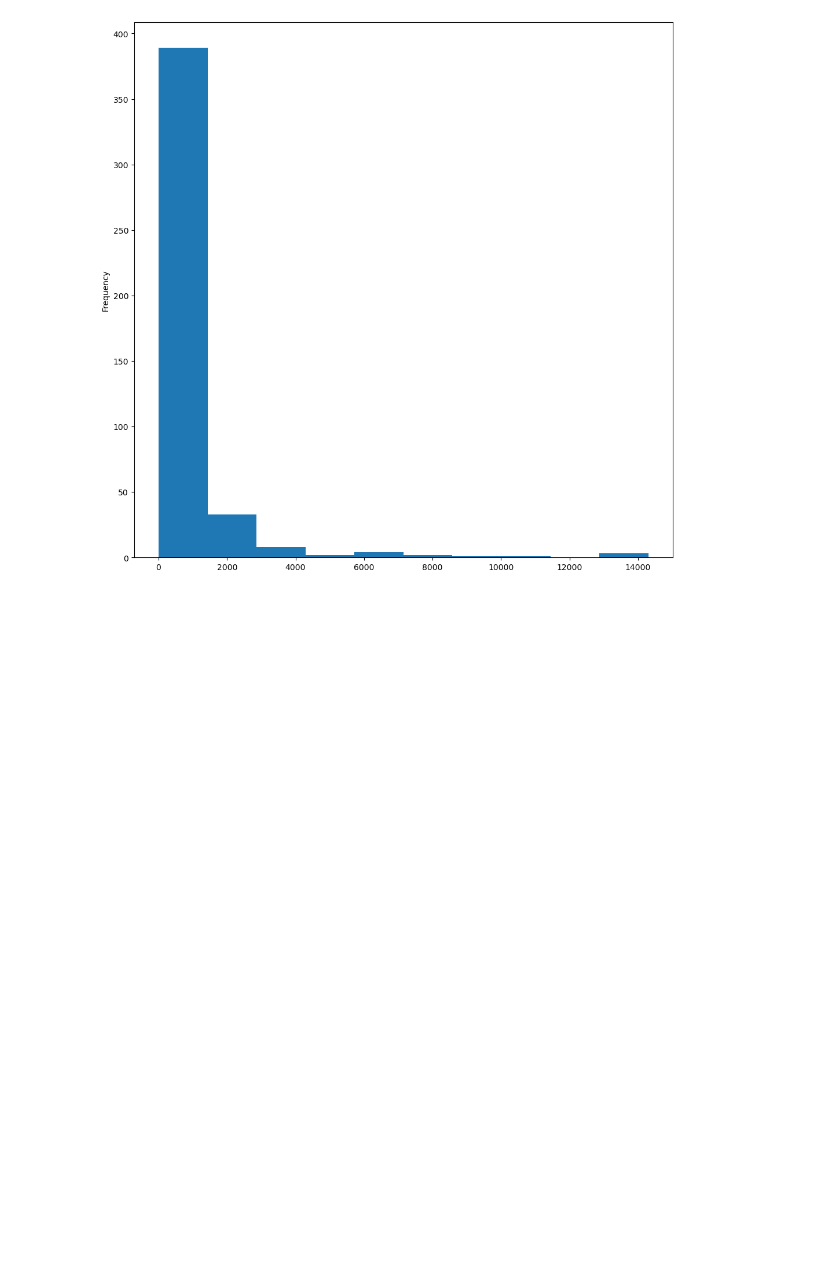
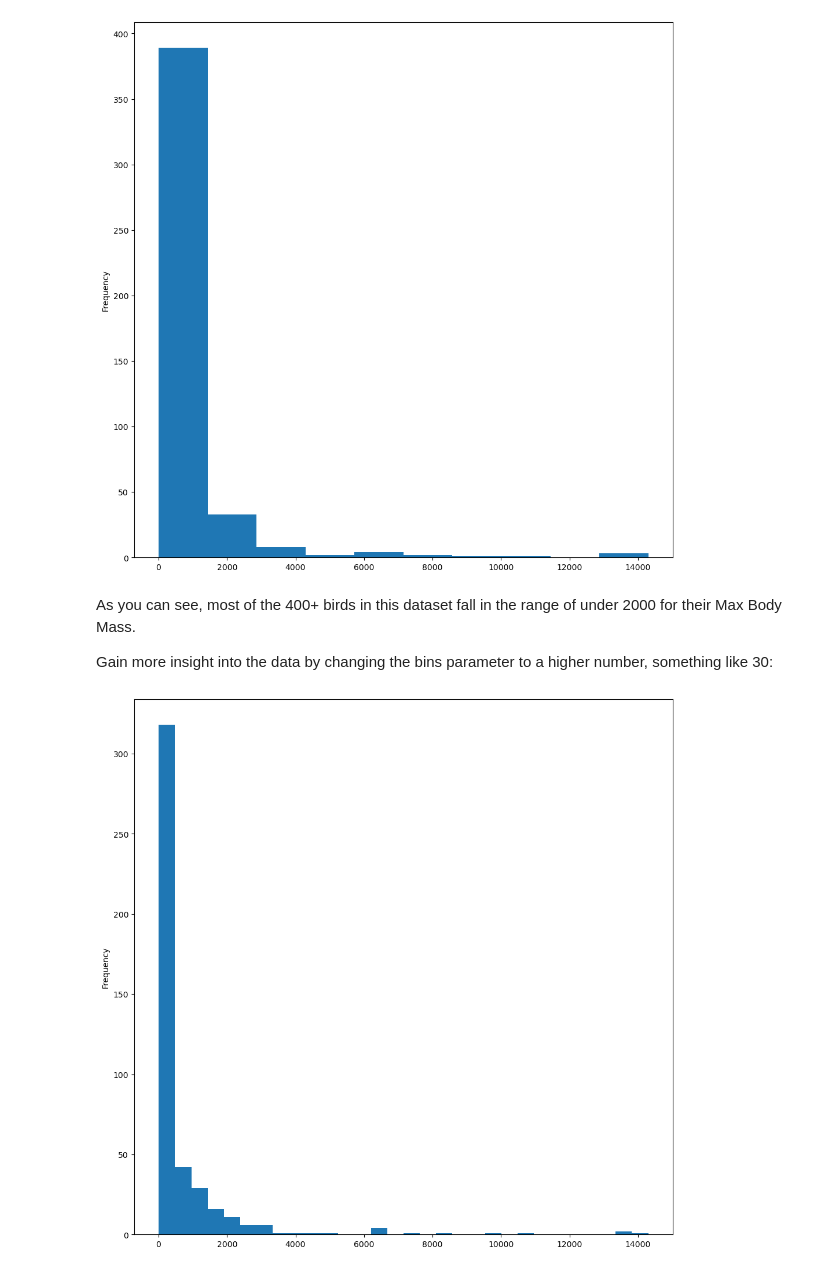
Before and after one commit to lukmanaj/ArewaDS-Machine-Learning-Assignments, a Jupyter notebook: week_03/2_visualizing_distributions.ipynb, the cells around one changed output. Drawn from its saved outputs; the diff is of its cells as text; code cells hidden in the pictures; blank space fills up the shorter version.

```diff
--- a/week_03/2_visualizing_distributions.ipynb
+++ b/week_03/2_visualizing_distributions.ipynb
@@ -33,3 +33,12 @@ birds['MaxBodyMass'].plot(kind = 'hist', bins = 10, figsize = (12,12))
 plt.show()
 # %% [output]
 [figure]
+# %% [markdown]
+As you can see, most of the 400+ birds in this dataset fall in the range of under 2000 for their Max Body Mass.
+
+Gain more insight into the data by changing the bins parameter to a higher number, something like 30:
+# %%
+birds['MaxBodyMass'].plot(kind = 'hist', bins = 30, figsize = (12,12))
+plt.show()
+# %% [output]
+[figure, added]
```
Also changed, not shown: parts of 6 cells of this notebook.
